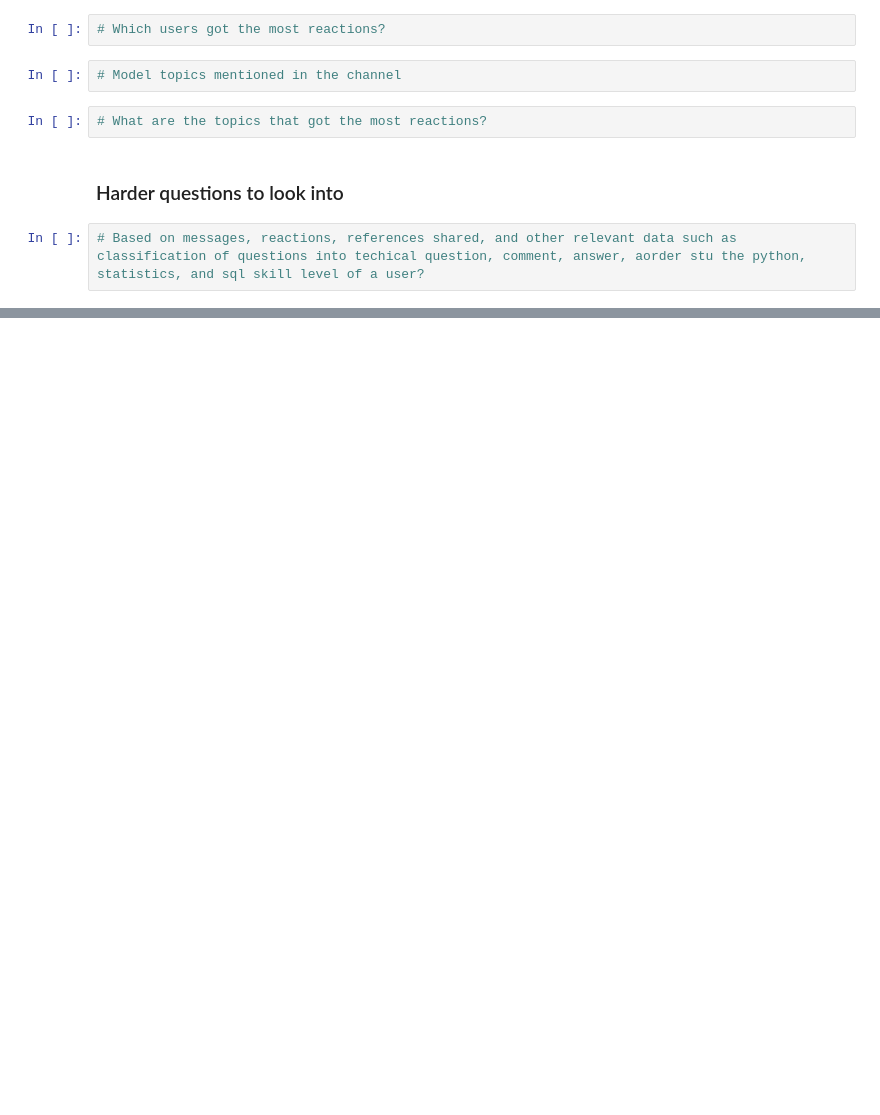
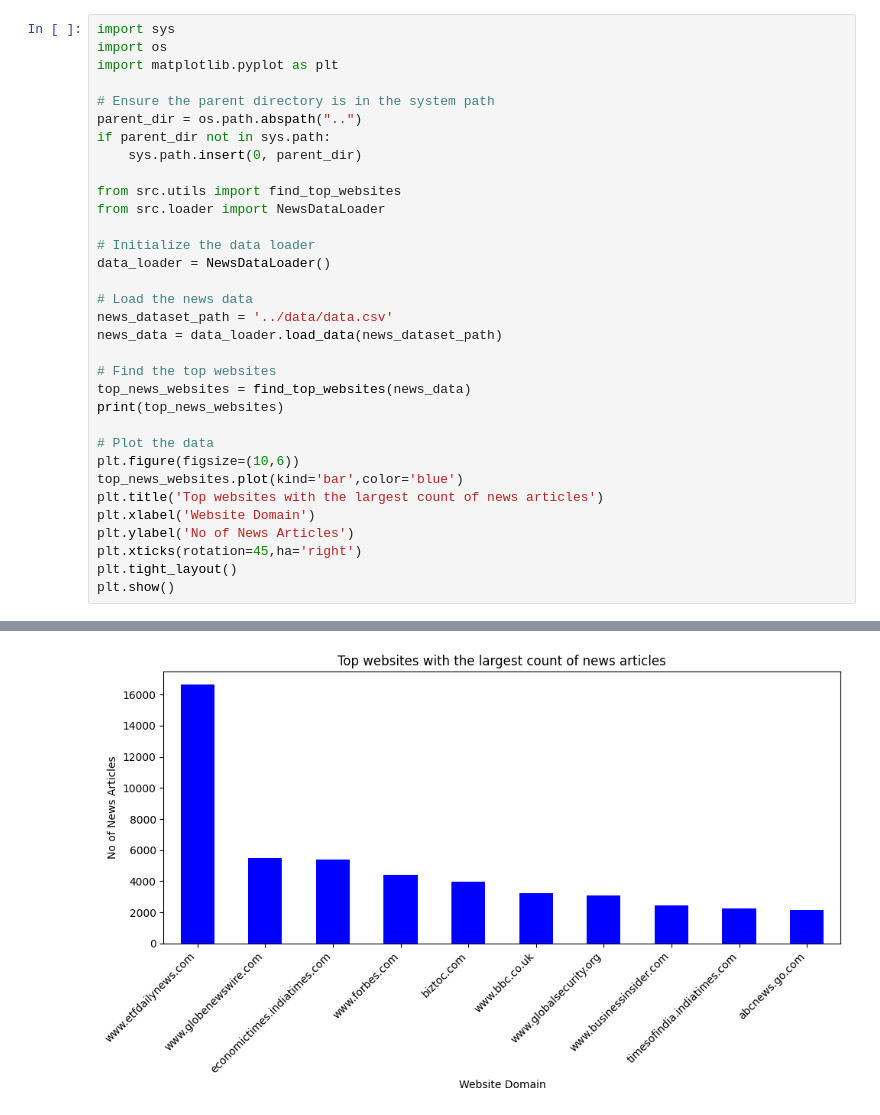
Before and after one commit to DaveGetGit/news_correlation_10ac_week0-, a Jupyter notebook: notebooks/parse_news_data.ipynb, the cells around one changed output, grey strips where cells are left out. Saved outputs shown, nothing was run; the diff lists cells and outputs as text; blank space fills up the shorter version.

Commit message:
fix: plotting data issue and add traffic csv file

```diff
--- a/notebooks/parse_news_data.ipynb
+++ b/notebooks/parse_news_data.ipynb
@@ -286,10 +1,34 @@ Below are some useful questions to answer. Feel free to explore to answer other
-# %%
-# Which users got the most reactions?
-# %%
-# Model topics mentioned in the channel
-# %%
-# What are the topics that got the most reactions?
-# %% [markdown]
-### Harder questions to look into
-# %%
-# Based on messages, reactions, references shared, and other relevant data such as classification of questions into techical question, comment, answer, aorder stu the python, statistics, and sql skill level of a user?
+# %%
+import sys
+import os
+import matplotlib.pyplot as plt
+
+# Ensure the parent directory is in the system path
+parent_dir = os.path.abspath("..")
+if parent_dir not in sys.path:
+    sys.path.insert(0, parent_dir)
+
+from src.utils import find_top_websites
+from src.loader import NewsDataLoader
+
+# Initialize the data loader
+data_loader = NewsDataLoader()
+
+# Load the news data
+news_dataset_path = '../data/data.csv'
+news_data = data_loader.load_data(news_dataset_path)
+
+# Find the top websites
+top_news_websites = find_top_websites(news_data)
+print(top_news_websites)
+
+# Plot the data
+plt.figure(figsize=(10,6))
+top_news_websites.plot(kind='bar',color='blue')
+plt.title('Top websites with the largest count of news articles')
+plt.xlabel('Website Domain')
+plt.ylabel('No of News Articles')
+plt.xticks(rotation=45,ha='right')
+plt.tight_layout()
+plt.show()
+# %% [output]
@@ -295,0 +47 @@ Below are some useful questions to answer. Feel free to explore to answer other
+[figure, added]
```
Also changed, not shown: parts of 17 cells of this notebook.
